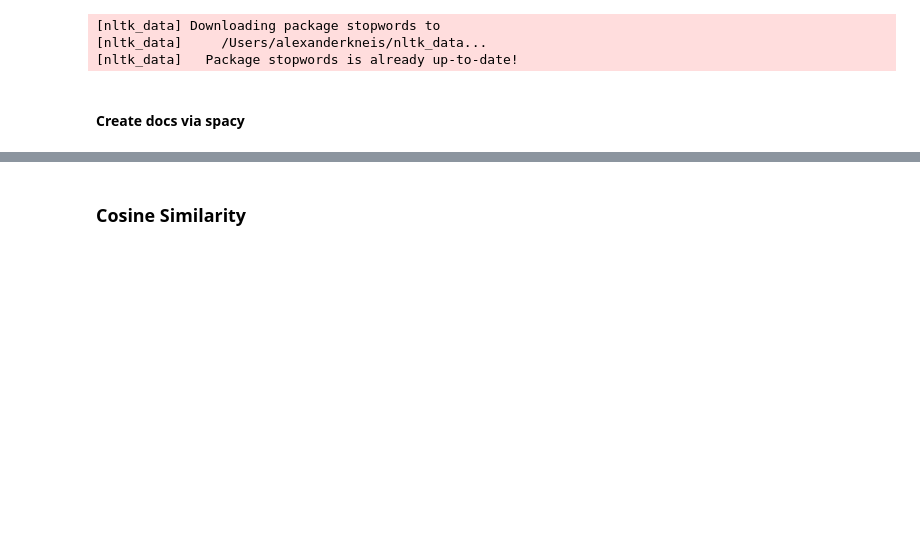
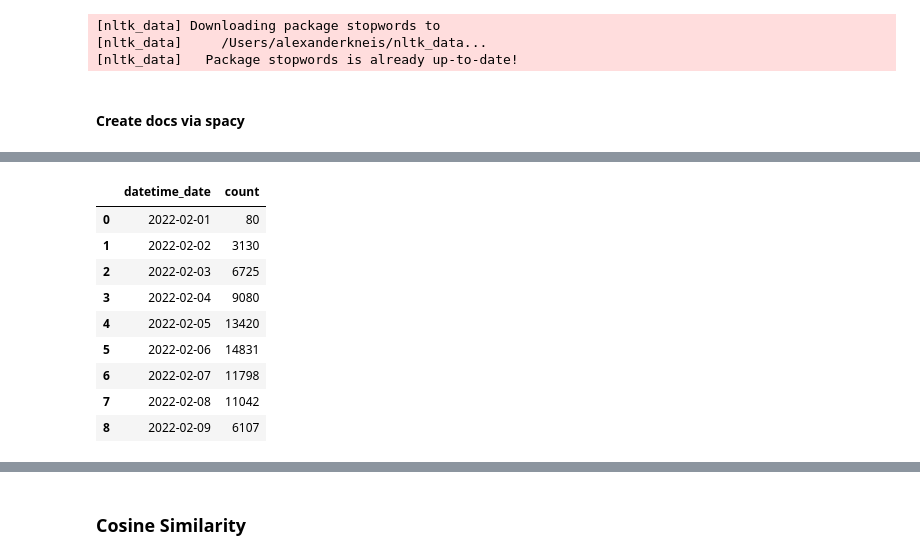
Before and after one commit to alexkneis/notebooks, a Jupyter notebook: text-analytics/tinder_swindler_tweets_analysis/tinder_swindler.ipynb, the cells around one changed output, grey strips where cells are left out. Cells and saved outputs as stored; diff of their text form; code cells hidden in the pictures; blank space fills up the shorter version.

```diff
--- a/text-analytics/tinder_swindler_tweets_analysis/tinder_swindler.ipynb
+++ b/text-analytics/tinder_swindler_tweets_analysis/tinder_swindler.ipynb
@@ -134,0 +185,13 @@ counter.most_common(20)
+# %%
+df_datecount
+# %% [output]
+|  | datetime_date | count |
+| 0 | 2022-02-01 | 80 |
+| 1 | 2022-02-02 | 3130 |
+| 2 | 2022-02-03 | 6725 |
+| 3 | 2022-02-04 | 9080 |
+| 4 | 2022-02-05 | 13420 |
+| 5 | 2022-02-06 | 14831 |
+| 6 | 2022-02-07 | 11798 |
+| 7 | 2022-02-08 | 11042 |
+| 8 | 2022-02-09 | 6107 |
```
Also changed, not shown: parts of 23 cells of this notebook.
